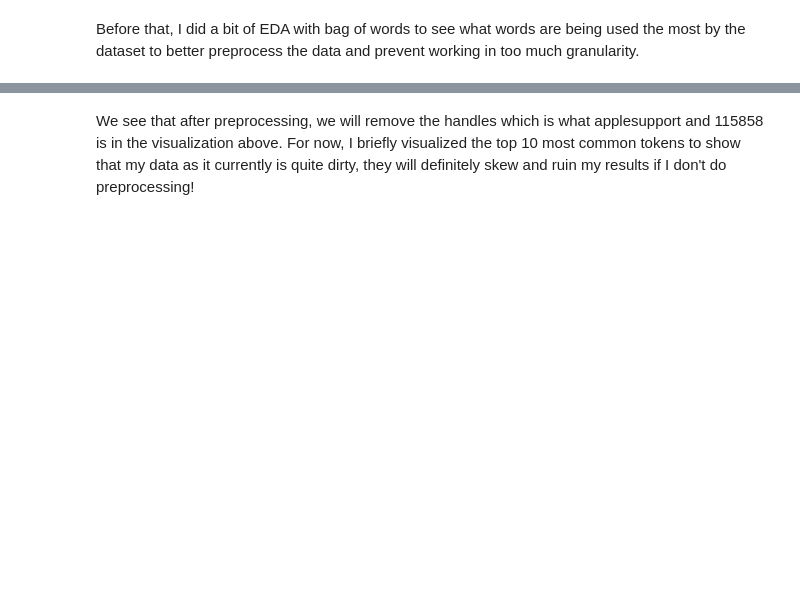
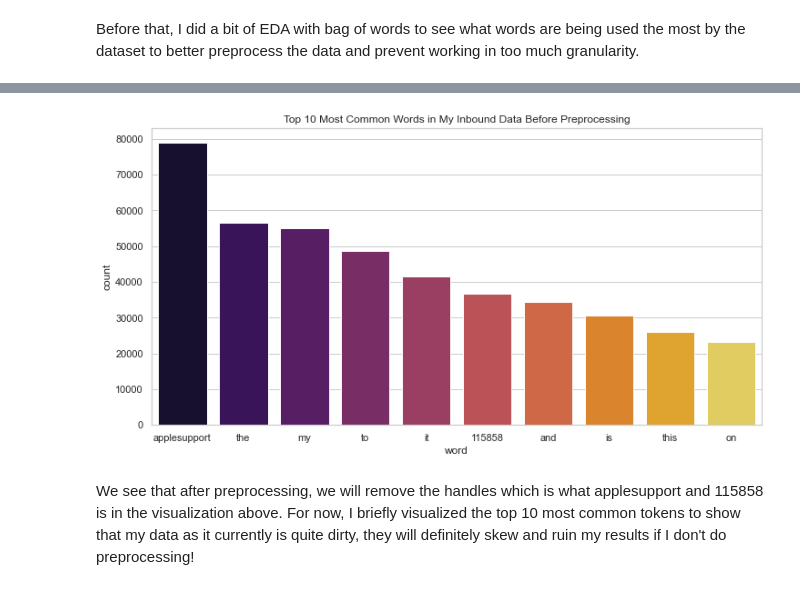
Before and after one commit to mtaruno/eve-bot, a Jupyter notebook: 1. EDA , Wrangling, and Initial Preprocessing.ipynb, the cells around one changed output, grey strips where cells are left out. Cells and saved outputs as stored; diff of their text form; code cells hidden in the pictures; blank space fills up the shorter version.

```diff
--- a/1. EDA , Wrangling, and Initial Preprocessing.ipynb
+++ b/1. EDA , Wrangling, and Initial Preprocessing.ipynb
@@ -228,7 +256,7 @@ Before that, I did a bit of EDA with bag of words to see what words are being us
 # %%
 # Writing a function to plot the counts that are in the data
 
-def top10_bagofwords(data):
+def top10_bagofwords(data, output_name, title):
     ''' Taking as input the data and plots the top 10 words based on counts in this text data'''
     bagofwords = CountVectorizer()
     inbound = bagofwords.fit_transform(data)
@@ -242,7 +270,11 @@ def top10_bagofwords(data):
     # words_rank.to_csv('words_rank.csv') # Storing it in a csv so I can inspect and go through it myself
     words_rank.head()
     # Visualizing top 10 words
-    plt.figure(figsize=(12,8))
-    sns.barplot(words_rank['word'][:10], words_rank['count'][:10].astype(str), color = 'salmon')
-    plt.title('Top 10 Most Common Words in My Data')
+    plt.figure(figsize=(12,6))
+    sns.barplot(words_rank['word'][:10], words_rank['count'][:10].astype(str), palette = 'inferno')
+    plt.title(title)
+
+    # Saving
+    plt.savefig(f'visualizations/{output_name}.png')
+
     plt.show()
@@ -253,2 +296,6 @@ top10_bagofwords(inbound)
+# %%
+top10_bagofwords(inbound, 'most_common_before' ,'Top 10 Most Common Words in My Inbound Data Before Preprocessing')
+# %% [output]
+[figure, added]
 # %% [markdown]
 We see that after preprocessing, we will remove the handles which is what applesupport and 115858 is in the visualization above. For now, I briefly visualized the top 10 most common tokens to show that my data as it currently is quite dirty, they will definitely skew and ruin my results if I don't do preprocessing!
```
Also changed, not shown: parts of 83 cells of this notebook, 35 other files.
